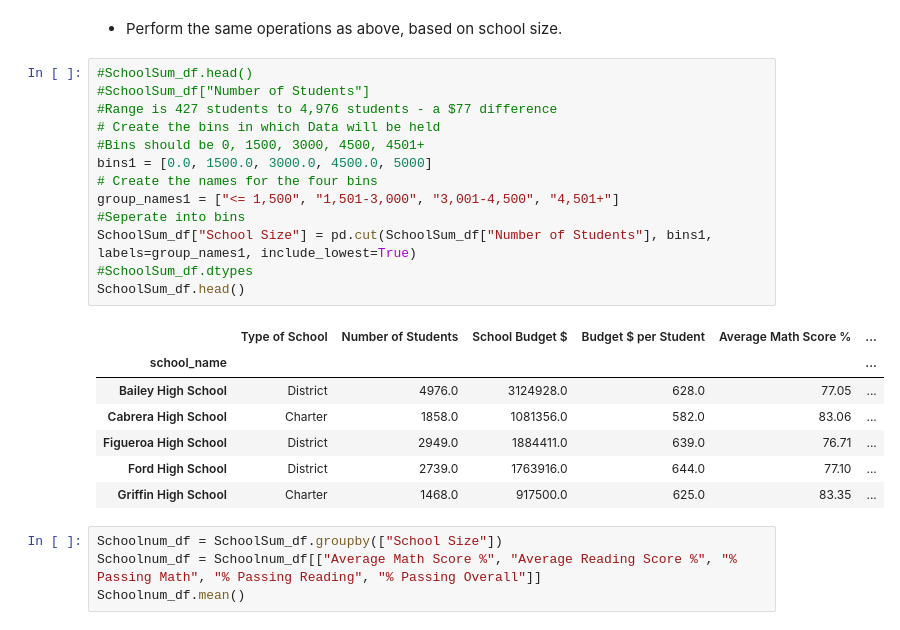
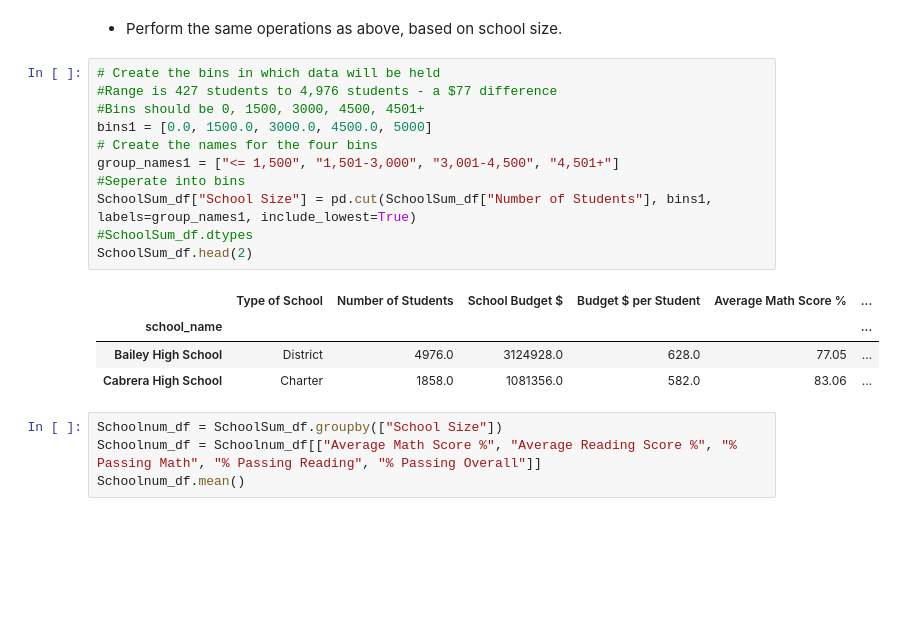
Before and after one commit to johnston1215/Pandas-Challenge, a Jupyter notebook: pyCitySchools/PyCitySchools_starter.ipynb, the cells around one changed output. Drawn from its saved outputs; the diff is of its cells as text; blank space fills up the shorter version.

```diff
--- a/pyCitySchools/PyCitySchools_starter.ipynb
+++ b/pyCitySchools/PyCitySchools_starter.ipynb
@@ -417,26 +396,21 @@ Schoolbbs_df.mean()
 # %% [markdown]
 * Perform the same operations as above, based on school size.
 # %%
-#SchoolSum_df.head()
-#SchoolSum_df["Number of Students"]
+# Create the bins in which data will be held
 #Range is 427 students to 4,976 students - a $77 difference
-# Create the bins in which Data will be held
 #Bins should be 0, 1500, 3000, 4500, 4501+
 bins1 = [0.0, 1500.0, 3000.0, 4500.0, 5000]
 # Create the names for the four bins
 group_names1 = ["<= 1,500", "1,501-3,000", "3,001-4,500", "4,501+"]
 #Seperate into bins
 SchoolSum_df["School Size"] = pd.cut(SchoolSum_df["Number of Students"], bins1, labels=group_names1, include_lowest=True)
 #SchoolSum_df.dtypes
-SchoolSum_df.head()
+SchoolSum_df.head(2)
 # %% [output]
 |  | Type of School | Number of Students | School Budget $ | Budget $ per Student | Average Math Score % | ... |
 | school_name |  |  |  |  |  | ... |
 | Bailey High School | District | 4976.0 | 3124928.0 | 628.0 | 77.05 | ... |
 | Cabrera High School | Charter | 1858.0 | 1081356.0 | 582.0 | 83.06 | ... |
-| Figueroa High School | District | 2949.0 | 1884411.0 | 639.0 | 76.71 | ... |
-| Ford High School | District | 2739.0 | 1763916.0 | 644.0 | 77.10 | ... |
-| Griffin High School | Charter | 1468.0 | 917500.0 | 625.0 | 83.35 | ... |
 # %%
 Schoolnum_df = SchoolSum_df.groupby(["School Size"])
 Schoolnum_df = Schoolnum_df[["Average Math Score %", "Average Reading Score %", "% Passing Math", "% Passing Reading", "% Passing Overall"]]
```
Also changed, not shown: parts of 3 cells of this notebook, 1 other file.
